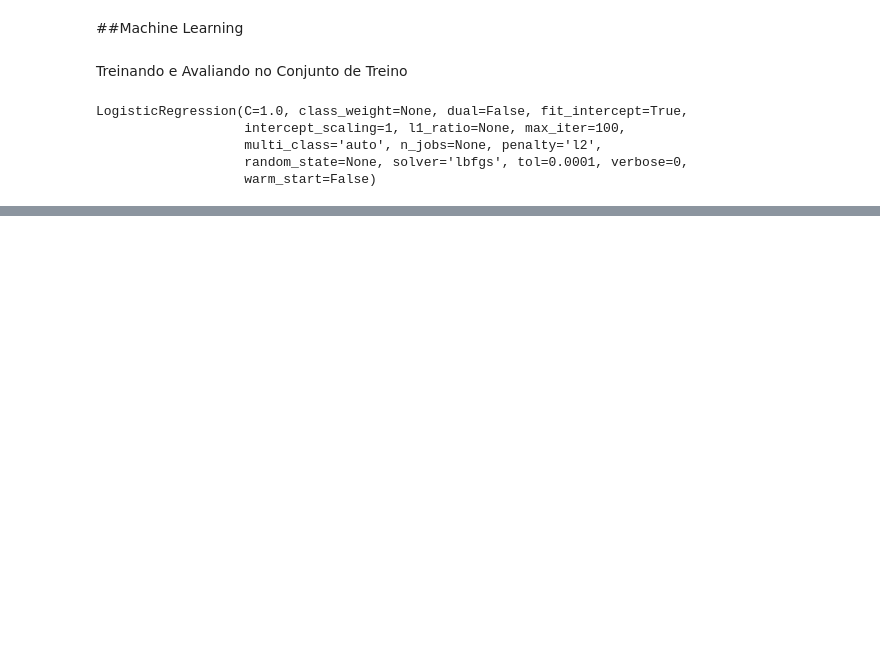
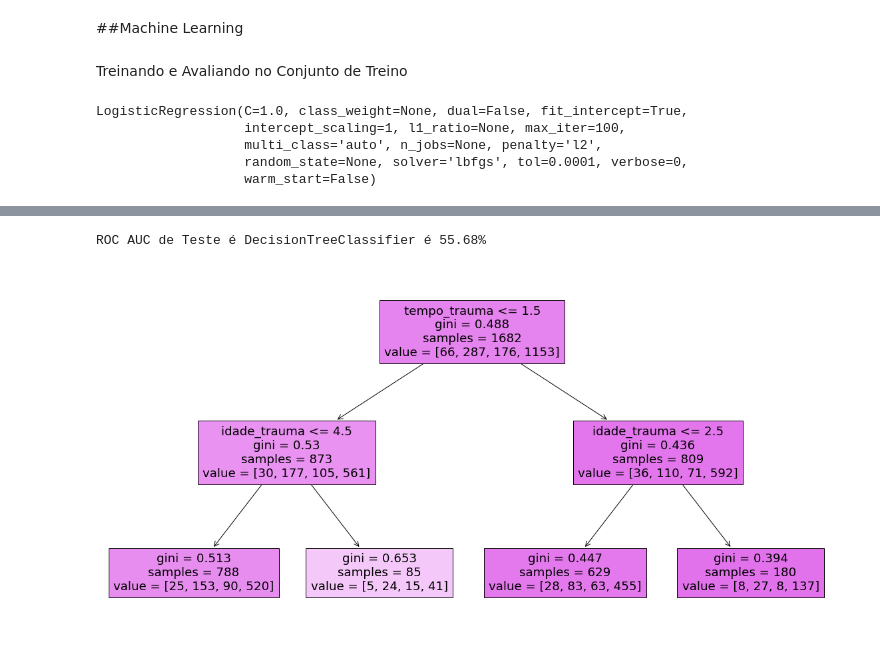
Before and after one commit to paulaassisb/projeto-final-ds-awari, a Jupyter notebook: Projeto_Awari_Paula_Assis_(v2).ipynb, the cells around one changed output, grey strips where cells are left out. Drawn from its saved outputs; the diff is of its cells as text; code cells hidden in the pictures; blank space fills up the shorter version.

```diff
--- a/Projeto_Awari_Paula_Assis_(v2).ipynb
+++ b/Projeto_Awari_Paula_Assis_(v2).ipynb
@@ -374,11 +407,11 @@ for clf in lista_classificacores:
 
   print('ROC AUC')
   y_proba_train = clf.predict_proba(X_train)
-  roc_train=roc_auc_score(y_train, y_proba_train[:, 1])
+  roc_train=roc_auc_score(y_train, y_proba_train, multi_class='ovo')
   print('Treino', roc_train)
 
   y_proba_test = clf.predict_proba(X_test)
-  roc_test = roc_auc_score(y_test, y_proba_test[:, 1])
+  roc_test = roc_auc_score(y_test, y_proba_test, multi_class='ovo')
   print('Test', roc_test)
   print('='*80)
 # %% [output]
@@ -413,0 +447,17 @@ Text(33.0, 0.5, 'Real ( 1 ou 0)')
+# %%
+# Visualizar Árvore de Decisão com baixa profundidade
+from sklearn.tree import plot_tree
+clf = DecisionTreeClassifier(max_depth=2)
+clf.fit(X_train, y_train)
+y_proba = clf.predict_proba(X_test)
+roc_auc=roc_auc_score(y_test, y_proba, multi_class='ovo')
+
+print(f'ROC AUC de Teste é {clf.__class__.__name__} é {roc_auc*100:.2f}%')
+
+plt.figure(figsize=(20,10))
+annotations = plot_tree(clf,
+                        feature_names=X_train.columns,
+                        filled=True)
+# %% [output]
+ROC AUC de Teste é DecisionTreeClassifier é 55.68%
+[figure, added]
```
Also changed, not shown: parts of 40 cells of this notebook.
